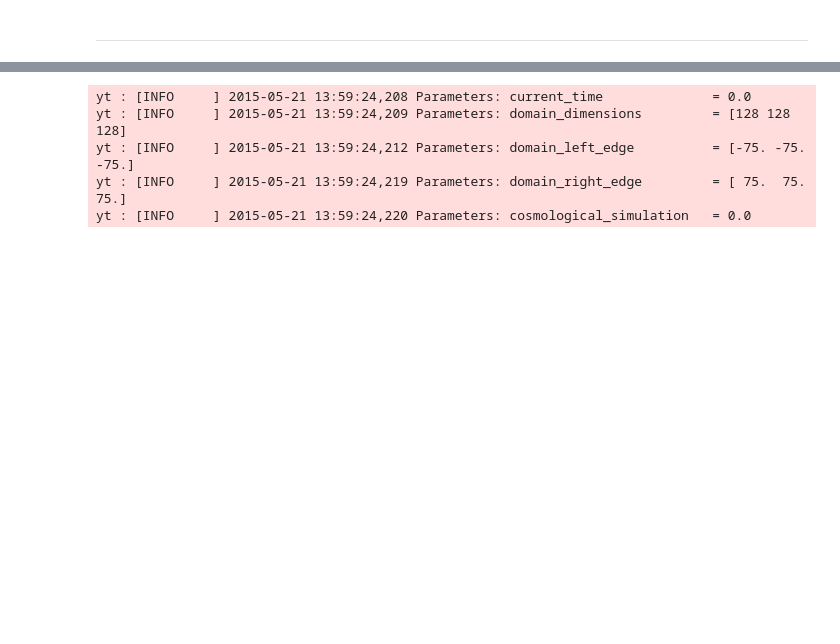
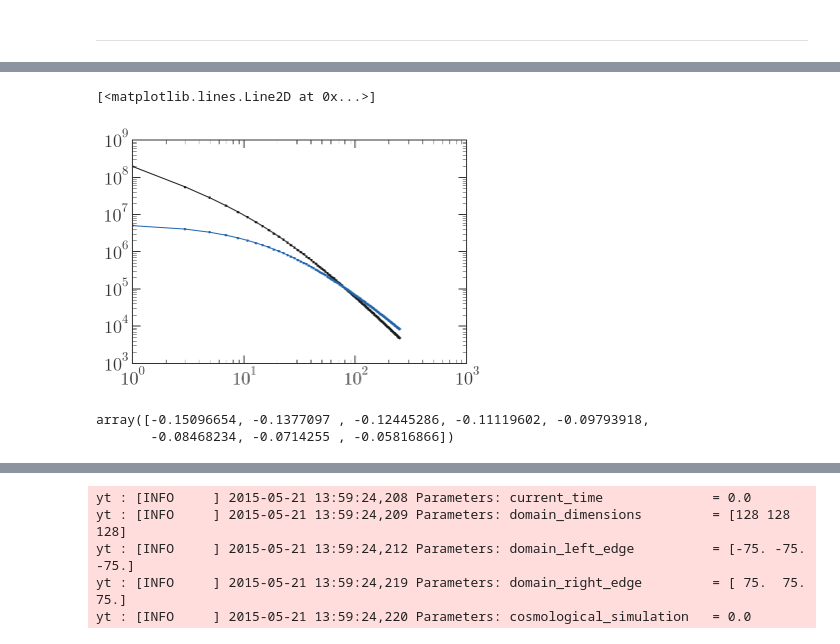
Before and after one commit to adrn/StreamMorphology, a Jupyter notebook: notebooks/Figure - potential.ipynb, the cells around one changed output, grey strips where cells are left out. Saved outputs shown, nothing was run; the diff lists cells and outputs as text; code cells hidden in the pictures; blank space fills up the shorter version.

```diff
--- a/notebooks/Figure - potential.ipynb
+++ b/notebooks/Figure - potential.ipynb
@@ -74,0 +79,7 @@ fig.savefig(os.path.join(figure_path, "potential.pdf"))
+# %%
+def func(x):
+    return potential.value([x,0.,0.])[0]
+
+dens_grid = np.linspace(1,250,128)
+num_dens = np.array([-derivative(func, x, 0.1, n=2) / (4*np.pi*potential.G) for x in dens_grid])
+num_dens
@@ -74,0 +104,5 @@ fig.savefig(os.path.join(figure_path, "potential.pdf"))
+# %%
+xyz = np.zeros((len(dens_grid),3))
+xyz[:,0] = dens_grid
+func_dens = potential.density(xyz)
+func_dens
@@ -74,0 +147,11 @@ fig.savefig(os.path.join(figure_path, "potential.pdf"))
+# %%
+plt.loglog(dens_grid, func_dens)
+plt.loglog(dens_grid, num_dens)
+# %% [output]
+[<matplotlib.lines.Line2D at 0x...>]
+[figure, added]
+# %%
+levels
+# %% [output]
+array([-0.15096654, -0.1377097 , -0.12445286, -0.11119602, -0.09793918,
+       -0.08468234, -0.0714255 , -0.05816866])
```
Also changed, not shown: parts of 7 cells of this notebook, 1 other file.
